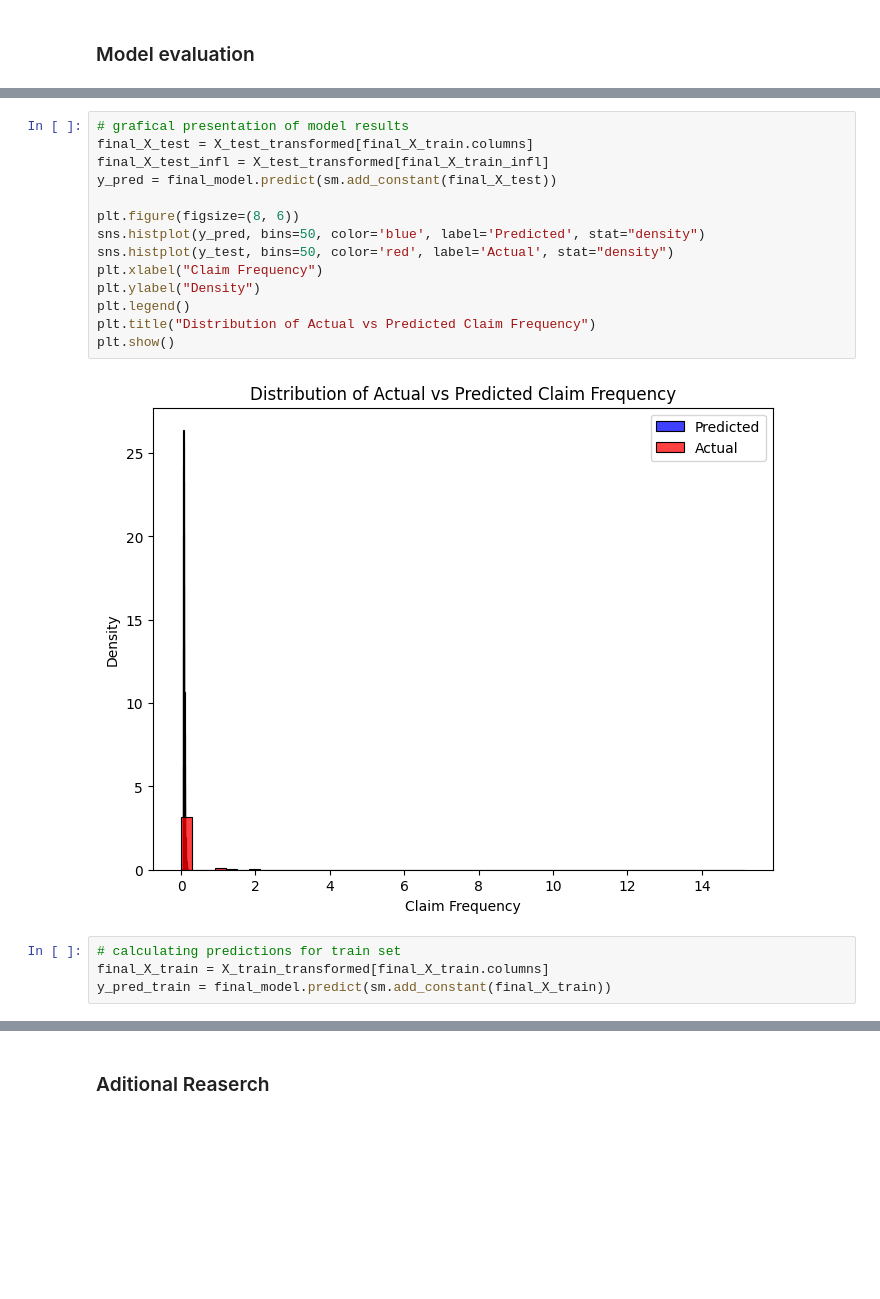
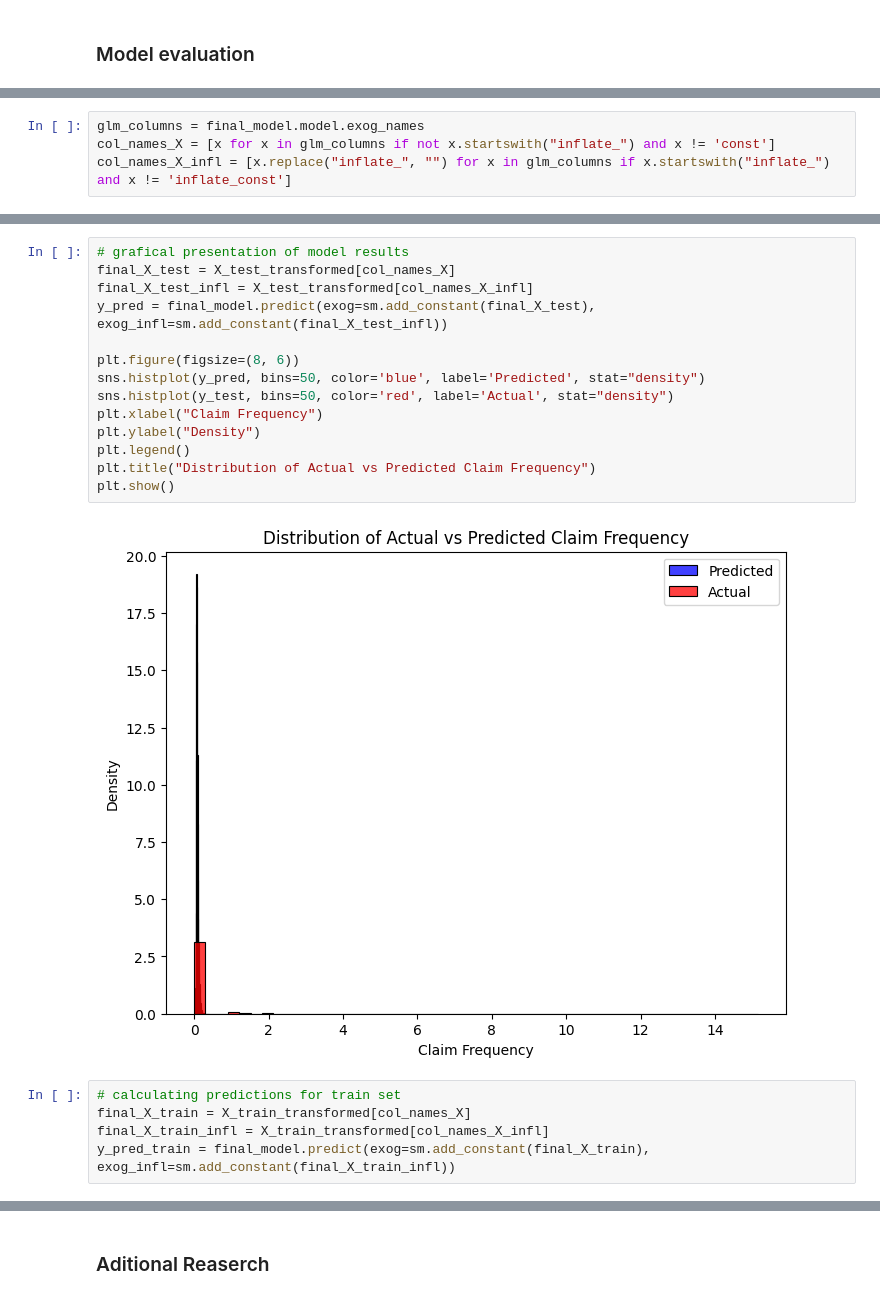
Before and after one commit to NGala540/FrequencyOfClaimsPrediction, a Jupyter notebook: GLM Model Training.ipynb, the cells around one changed output, grey strips where cells are left out. Drawn from its saved outputs; the diff is of its cells as text; blank space fills up the shorter version.

Commit message:
Creating GLM and ML comparison, GLM training update

```diff
--- a/GLM Model Training.ipynb
+++ b/GLM Model Training.ipynb
@@ -260,0 +227,4 @@ cat__Region_R94              0.1473      0.073      2.028      0.043       0.005
+# %%
+glm_columns = final_model.model.exog_names
+col_names_X = [x for x in glm_columns if not x.startswith("inflate_") and x != 'const']
+col_names_X_infl = [x.replace("inflate_", "") for x in glm_columns if x.startswith("inflate_") and x != 'inflate_const']
@@ -261,23 +255,24 @@ cat__Region_R94              0.1473      0.073      2.028      0.043       0.005
 # %%
 # grafical presentation of model results
-final_X_test = X_test_transformed[final_X_train.columns]
-final_X_test_infl = X_test_transformed[final_X_train_infl]
-y_pred = final_model.predict(sm.add_constant(final_X_test))
+final_X_test = X_test_transformed[col_names_X]
+final_X_test_infl = X_test_transformed[col_names_X_infl]
+y_pred = final_model.predict(exog=sm.add_constant(final_X_test), exog_infl=sm.add_constant(final_X_test_infl))
 
 plt.figure(figsize=(8, 6))
 sns.histplot(y_pred, bins=50, color='blue', label='Predicted', stat="density")
 sns.histplot(y_test, bins=50, color='red', label='Actual', stat="density")
 plt.xlabel("Claim Frequency")
 plt.ylabel("Density")
 plt.legend()
 plt.title("Distribution of Actual vs Predicted Claim Frequency")
 plt.show()
 # %% [output]
-[figure, old version]
+[figure, new version]
 # %%
 # calculating predictions for train set
-final_X_train = X_train_transformed[final_X_train.columns]
-y_pred_train = final_model.predict(sm.add_constant(final_X_train))
+final_X_train = X_train_transformed[col_names_X]
+final_X_train_infl = X_train_transformed[col_names_X_infl]
+y_pred_train = final_model.predict(exog=sm.add_constant(final_X_train), exog_infl=sm.add_constant(final_X_train_infl))
 # %%
 # evaluation of overfitting
 MAE_train = mean_absolute_error(y_train, y_pred_train)
```
Also changed, not shown: parts of 10 cells of this notebook, 1 other file.
